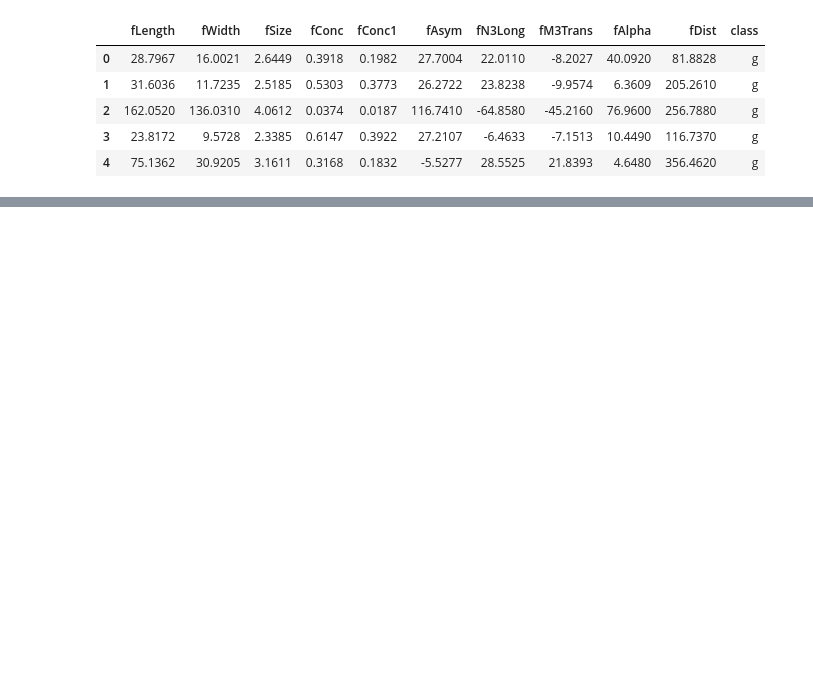
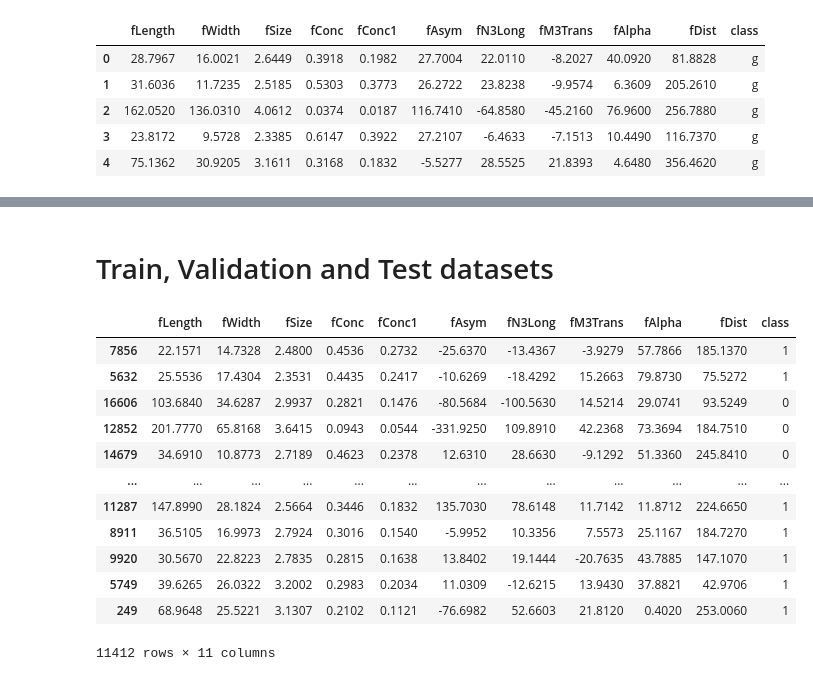
Before and after one commit to dandokku/MY_ML_JOURNEY, a Jupyter notebook: Python/freecodecamp/MAGIC/magic.ipynb, the cells around one changed output, grey strips where cells are left out. Cells and saved outputs as stored; diff of their text form; code cells hidden in the pictures; blank space fills up the shorter version.

```diff
--- a/Python/freecodecamp/MAGIC/magic.ipynb
+++ b/Python/freecodecamp/MAGIC/magic.ipynb
@@ -41,0 +75,35 @@ df["class"] = (df['class'] == "g").astype(int)
+# %% [markdown]
+# Train, Validation and Test datasets
+# %%
+train, valid, test = np.split(df.sample(frac=1), [int(0.6*len(df)), int(0.8*len(df))])
+# %%
+#removing outliers
+def scale_dataset(dataframe):
+    x = dataframe[dataframe.cols[:-1]].values
+    y = dataframe[dataframe.cols[-1]].values
+
+    scaler = StandardScaler()
+    x = scaler.fit_transform(x)
+
+    if oversamples:
+        ros = RandomOverSampler()
+        x, y = ros.fit_resample(x, y)
+
+    data = np.hstack([x, np.reshape(y, (-1, 1))])
+    return data, x, y
+# %%
+train, x_train, y_train = scale_dataset(train, oversample=True)
+# %% [output]
+|  | fLength | fWidth | fSize | fConc | fConc1 | fAsym | fN3Long | fM3Trans | fAlpha | fDist | class |
+| 7856 | 22.1571 | 14.7328 | 2.4800 | 0.4536 | 0.2732 | -25.6370 | -13.4367 | -3.9279 | 57.7866 | 185.1370 | 1 |
+| 5632 | 25.5536 | 17.4304 | 2.3531 | 0.4435 | 0.2417 | -10.6269 | -18.4292 | 15.2663 | 79.8730 | 75.5272 | 1 |
+| 16606 | 103.6840 | 34.6287 | 2.9937 | 0.2821 | 0.1476 | -80.5684 | -100.5630 | 14.5214 | 29.0741 | 93.5249 | 0 |
+| 12852 | 201.7770 | 65.8168 | 3.6415 | 0.0943 | 0.0544 | -331.9250 | 109.8910 | 42.2368 | 73.3694 | 184.7510 | 0 |
+| 14679 | 34.6910 | 10.8773 | 2.7189 | 0.4623 | 0.2378 | 12.6310 | 28.6630 | -9.1292 | 51.3360 | 245.8410 | 0 |
+| ... | ... | ... | ... | ... | ... | ... | ... | ... | ... | ... | ... |
+| 11287 | 147.8990 | 28.1824 | 2.5664 | 0.3446 | 0.1832 | 135.7030 | 78.6148 | 11.7142 | 11.8712 | 224.6650 | 1 |
+| 8911 | 36.5105 | 16.9973 | 2.7924 | 0.3016 | 0.1540 | -5.9952 | 10.3356 | 7.5573 | 25.1167 | 184.7270 | 1 |
+| 9920 | 30.5670 | 22.8223 | 2.7835 | 0.2815 | 0.1638 | 13.8402 | 19.1444 | -20.7635 | 43.7885 | 147.1070 | 1 |
+| 5749 | 39.6265 | 26.0322 | 3.2002 | 0.2983 | 0.2034 | 11.0309 | -12.6215 | 13.9430 | 37.8821 | 42.9706 | 1 |
+| 249 | 68.9648 | 25.5221 | 3.1307 | 0.2102 | 0.1121 | -76.6982 | 52.6603 | 21.8120 | 0.4020 | 253.0060 | 1 |
+11412 rows × 11 columns
```
Also changed, not shown: parts of 7 cells of this notebook.
